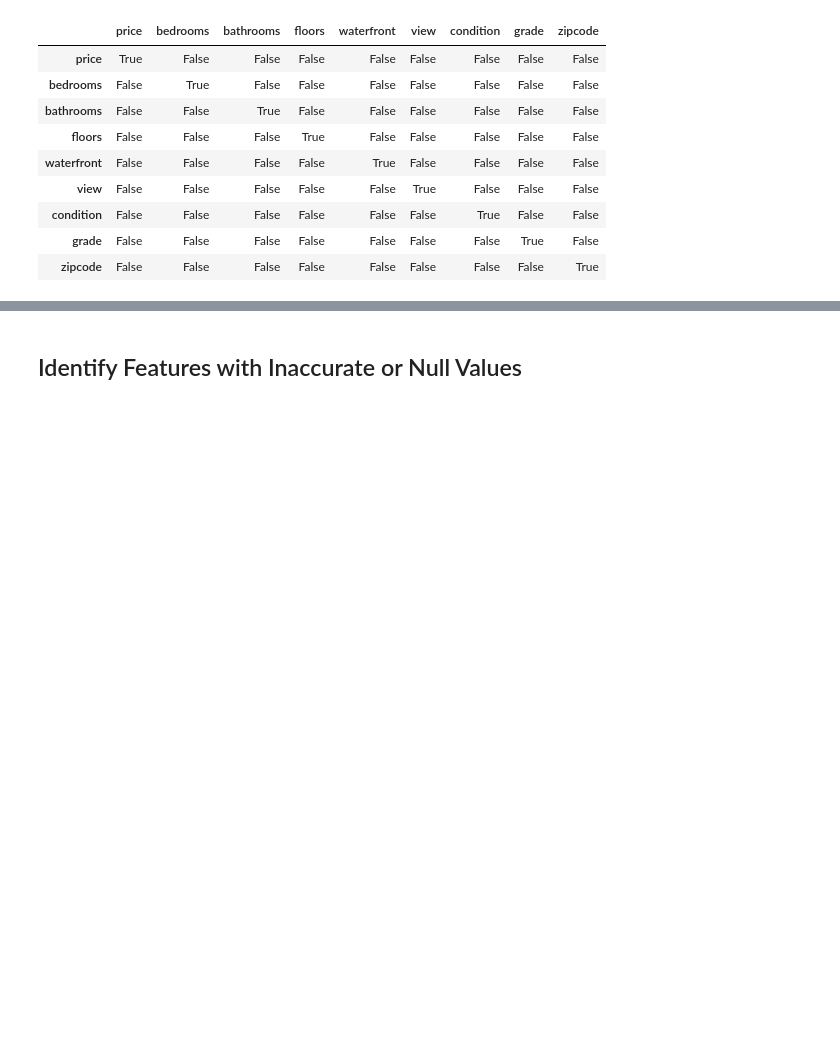
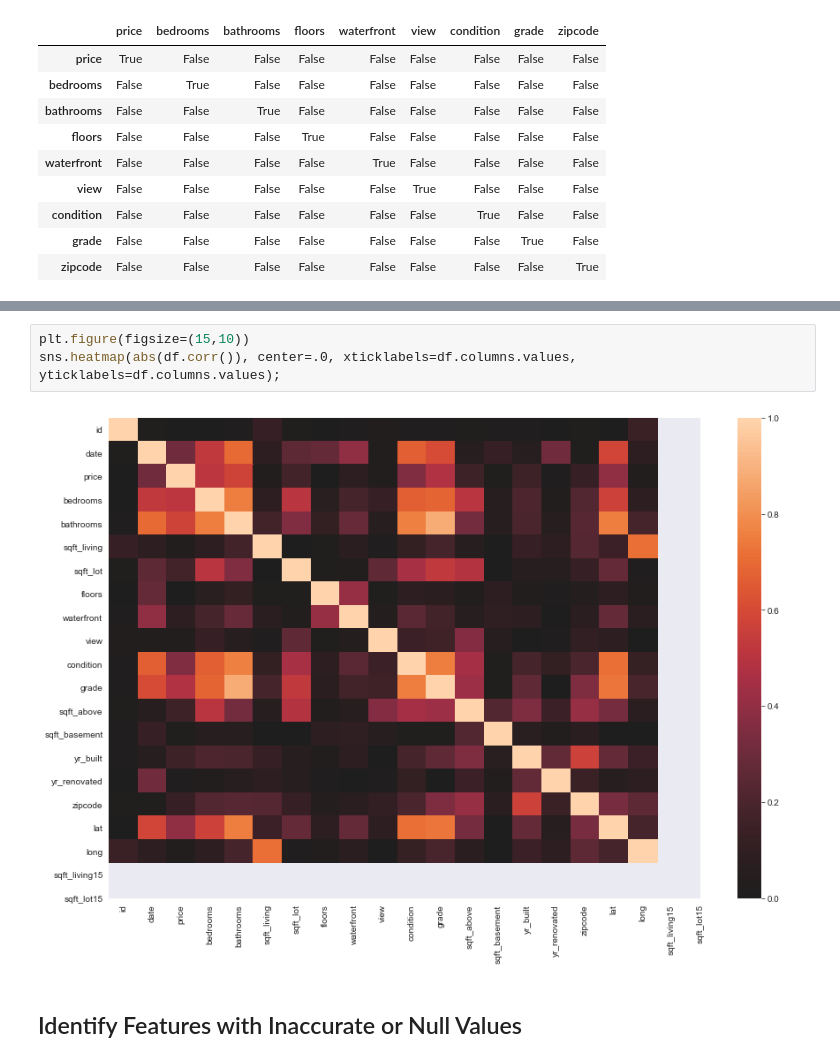
Before and after one commit to tcastanley/dsc-mod-2-project-v2-1-onl01-dtsc-ft-052620, a Jupyter notebook: student.ipynb, the cells around one changed output, grey strips where cells are left out. Saved outputs shown, nothing was run; the diff lists cells and outputs as text; blank space fills up the shorter version.

```diff
--- a/student.ipynb
+++ b/student.ipynb
@@ -156,6 +161,11 @@ df.corr()
 | long | 0.020672 | 0.022036 | 0.132054 | 0.224903 | 0.241214 | 0.230227 | 0.125943 | -0.039864 | -0.077894 | -0.105877 | ... |
 | sqft_living15 | -0.002701 | 0.585241 | 0.393406 | 0.569884 | 0.756402 | 0.144763 | 0.280102 | 0.088860 | 0.279561 | -0.093072 | ... |
 | sqft_lot15 | -0.138557 | 0.082845 | 0.030690 | 0.088303 | 0.184342 | 0.718204 | -0.010722 | 0.032002 | 0.073332 | -0.003126 | ... |
+# %%
+plt.figure(figsize=(15,10))
+sns.heatmap(abs(df.corr()), center=.0, xticklabels=df.columns.values, yticklabels=df.columns.values);
+# %% [output]
+[figure, added]
 # %% [markdown]
 ## Identify Features with Inaccurate or Null Values
 # %%
```
Also changed, not shown: parts of 35 cells of this notebook.
